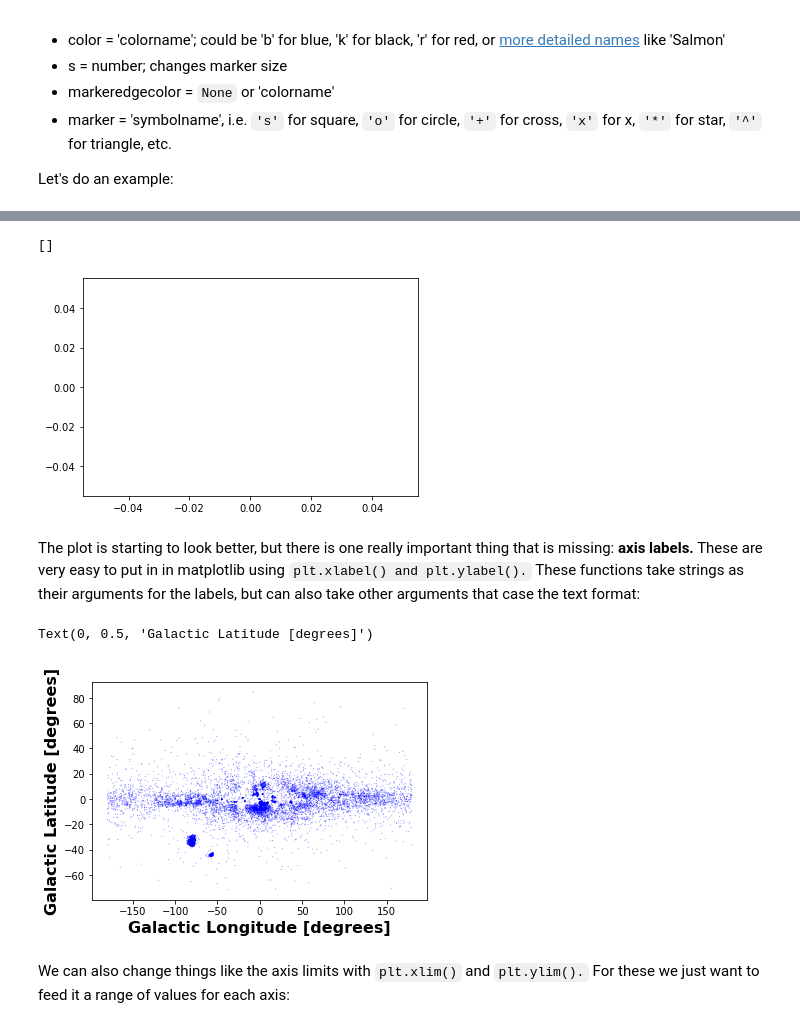
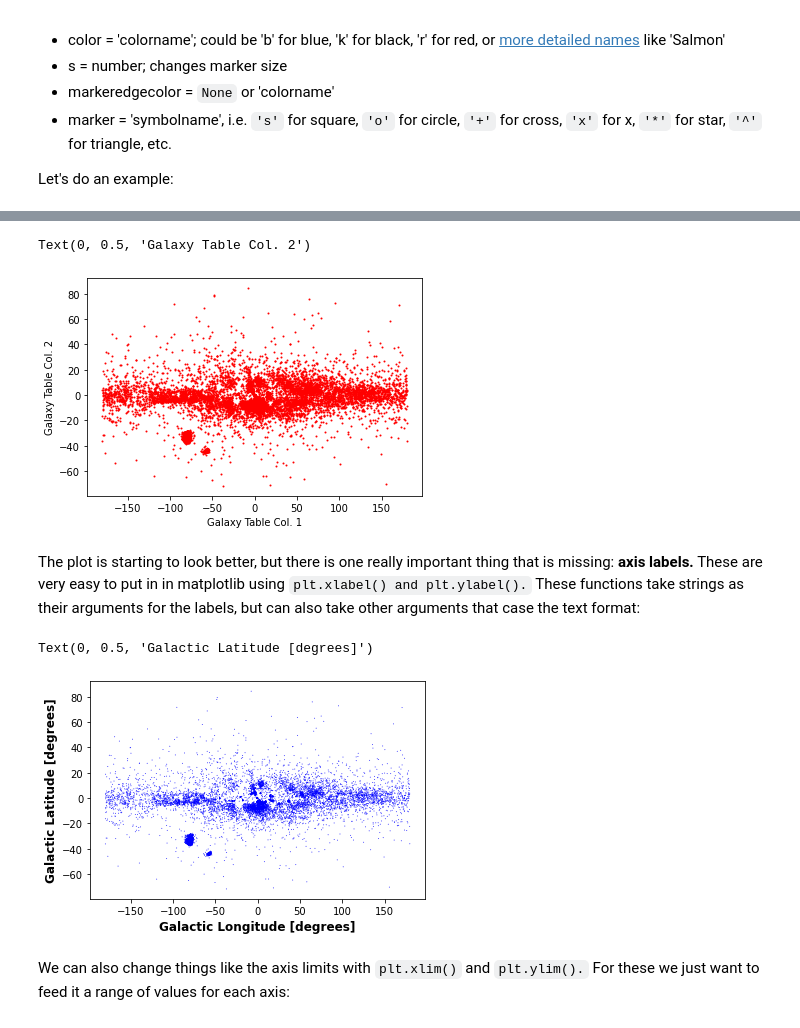
Before and after one commit to simonlowry1/Astro3190_Lowry, a Jupyter notebook: lessons/06-plotting_Lowry.ipynb, the cells around one changed output, grey strips where cells are left out. Drawn from its saved outputs; the diff is of its cells as text; code cells hidden in the pictures.

````diff
--- a/lessons/06-plotting_Lowry.ipynb
+++ b/lessons/06-plotting_Lowry.ipynb
@@ -276,20 +287,22 @@ TypeError: scatter() missing 2 required positional arguments: 'x' and 'y'
 # %%
 # Here we can test the equivalent statement using plt.plot(),
 # note that the syntax is a little different
-plt.plot()
+plt.plot(galaxy_table['col1'],galaxy_table['col2'],'o',color='red',markersize=1)
+plt.xlabel("Galaxy Table Col. 1")
+plt.ylabel("Galaxy Table Col. 2")
 # %% [output]
-[]
+Text(0, 0.5, 'Galaxy Table Col. 2')
-[figure, old version]
+[figure, new version]
 # %% [markdown]
 The plot is starting to look better, but there is one really important thing that is missing: **axis labels.** These are very easy to put in in matplotlib using ```plt.xlabel() and plt.ylabel().``` These functions take strings as their arguments for the labels, but can also take other arguments that case the text format:
 # %%
-plt.scatter(galaxy_table['col1'],galaxy_table['col2'],color='blue',s=1,edgecolor='None',alpha=0.5)
+plt.scatter(galaxy_table['col1'],galaxy_table['col2'],color='blue',s=1,edgecolor='None',alpha=0.8)
 
-plt.xlabel('Galactic Longitude [degrees]',fontweight='bold',fontsize=16)
-plt.ylabel('Galactic Latitude [degrees]',fontweight='bold',fontsize=16)
+plt.xlabel('Galactic Longitude [degrees]',fontweight='bold',fontsize=12)
+plt.ylabel('Galactic Latitude [degrees]',fontweight='bold',fontsize=12)
 # %% [output]
 Text(0, 0.5, 'Galactic Latitude [degrees]')
-[figure, old version]
+[figure, new version]
 # %% [markdown]
 We can also change things like the axis limits with ```plt.xlim()``` and ```plt.ylim().``` For these we just want to feed it a range of values for each axis:
 # %%
````
Also changed, not shown: parts of 11 cells of this notebook, 3 other files.
